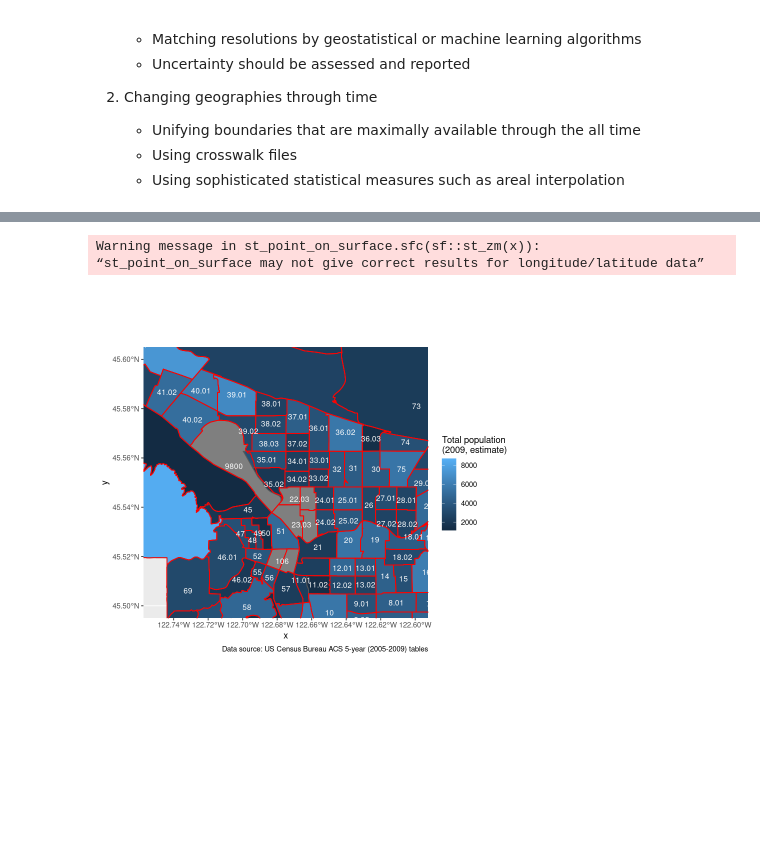
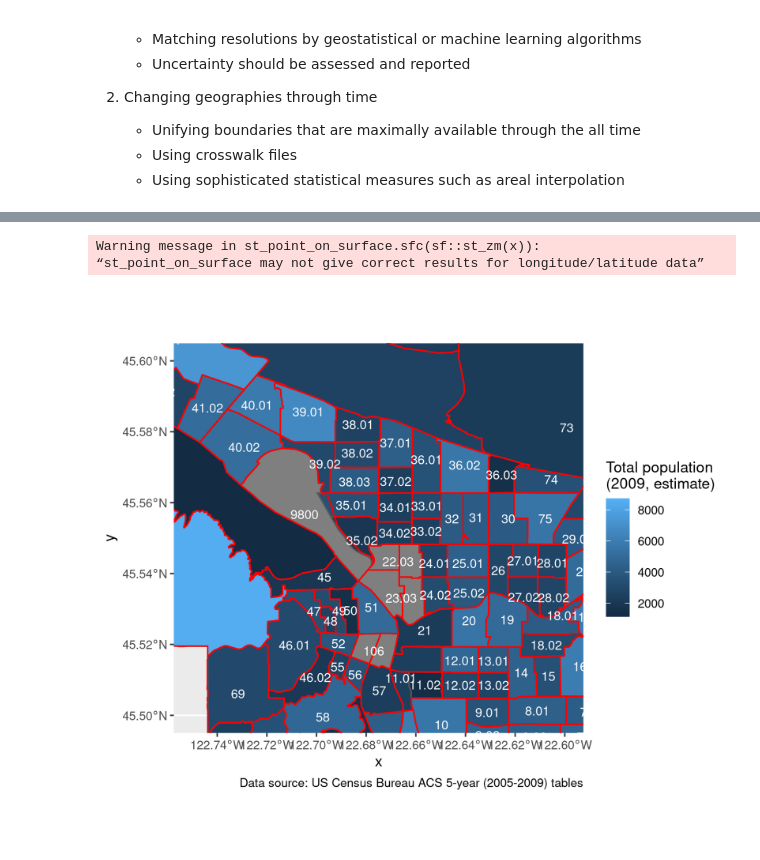
Before and after one commit to sigmafelix/Gmisc, a Jupyter notebook: URISA_Presentation_041322.ipynb, the cells around one changed output, grey strips where cells are left out. Saved outputs shown, nothing was run; the diff lists cells and outputs as text; code cells hidden in the pictures; blank space fills up the shorter version.

```diff
--- a/URISA_Presentation_041322.ipynb
+++ b/URISA_Presentation_041322.ipynb
@@ -160,24 +192,25 @@ A sf: 170 × 15
 # %%
+options(repr.plot.width = 6.4, repr.plot.height = 5.6, repr.plot.res = 254)
 # Join
 pdx_tract10p = pdx_tract10 %>%
     left_join(pdx_pop10, by = c("GEOID10" = "GEOID"))
 pdx_tract00p = pdx_tract00 %>%
     left_join(pdx_pop09, by = c("CTIDFP00" = "GEOID"))
 
 # If we don't use crosswalk...
 pdx_tract1009p = pdx_tract10 %>%
     left_join(pdx_pop09, by = c("GEOID10" = "GEOID"))
 ggplot() +
     geom_sf(data = pdx_tract1009p,
        mapping = aes(fill = B01001_001)) +
     labs(fill = "Total population\n(2009, estimate)",
          caption = "Data source: US Census Bureau ACS 5-year (2005-2009) tables") +
     geom_sf(data = pdx_tract00p, fill = 'transparent', color = 'red') +
     geom_sf_text(data = pdx_tract1009p,
                  mapping = aes(label = NAME10),
                  cex = 3.25, color = 'white') +
     coord_sf(xlim = c(-122.75, -122.6), ylim = c(45.5, 45.6))
 # %% [output]
 Warning message in st_point_on_surface.sfc(sf::st_zm(x)):
 “st_point_on_surface may not give correct results for longitude/latitude data”
-[figure, old version]
+[figure, new version]
```
Also changed, not shown: parts of 24 cells of this notebook.
